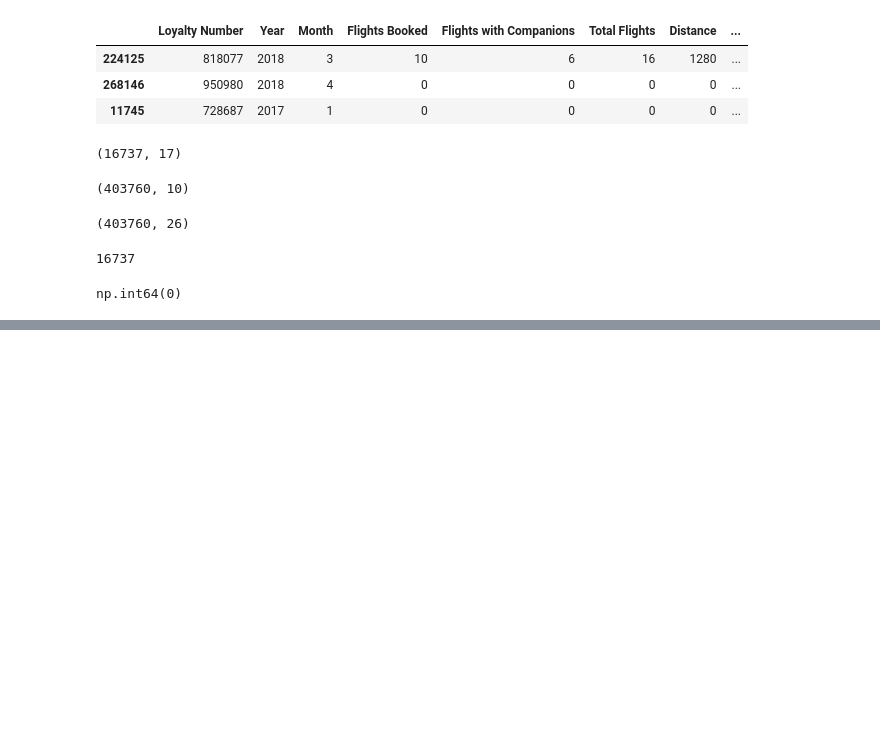
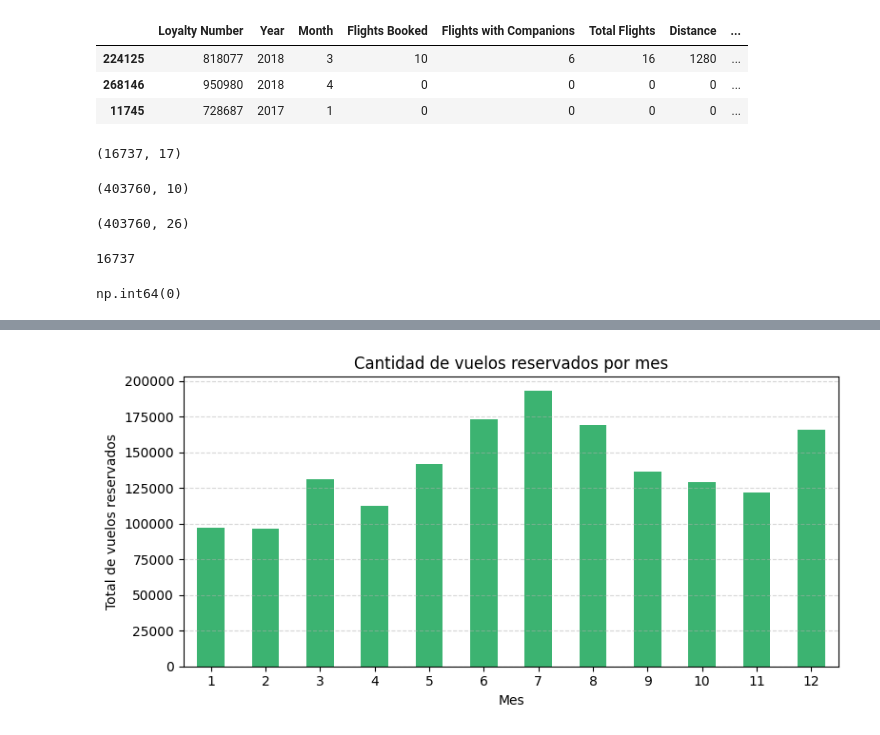
Before and after one commit to Adalab/bda-modulo-3-evaluacion-final-Isabel-GM, a Jupyter notebook: Ejercicio evaluacion mod 3.ipynb, the cells around one changed output, grey strips where cells are left out. Saved outputs shown, nothing was run; the diff lists cells and outputs as text; code cells hidden in the pictures; blank space fills up the shorter version.

```diff
--- a/Ejercicio evaluacion mod 3.ipynb
+++ b/Ejercicio evaluacion mod 3.ipynb
@@ -554,0 +557,8 @@ Usando las herramientas de visualizacion que has aprendido durante este módulo,
+# %%
+# Columnas necesarias: Month y Flights Booked
+# Primero agrupo por mes y sumo los vuelos reservados por los clientes:
+
+
+vuelos_por_mes = df_unido.groupby('Month')['Flights Booked'].sum()
+
+vuelos_por_mes
@@ -554,0 +580,14 @@ Usando las herramientas de visualizacion que has aprendido durante este módulo,
+# %%
+# 2. Lo represento con un grafico de barras
+
+
+plt.figure(figsize=(8,4))  # selecciono el tamaño del grafico
+vuelos_por_mes.plot(kind='bar', color='mediumseagreen')  # kind = "bar" -> barras verticales  y escojo el color que quiero para el grafico, hay otros colores, skyblue, coral, gold...
+plt.title('Cantidad de vuelos reservados por mes')
+plt.xlabel('Mes')
+plt.ylabel('Total de vuelos reservados')
+plt.xticks(rotation=0)  # ajusto la rotacion de los numeros de los meses del año para que se vean rectos.
+plt.grid(axis='y', linestyle='--', alpha=0.5) #añado lineas horizontales en el eje Y con axis, que sean discontinua y con alpha= 0.5 -> semitransparente
+plt.tight_layout(); # ajusto margenes para que no se corte nada.
+# %% [output]
+[figure, added]
```
Also changed, not shown: parts of 12 cells of this notebook, 1 other file.
